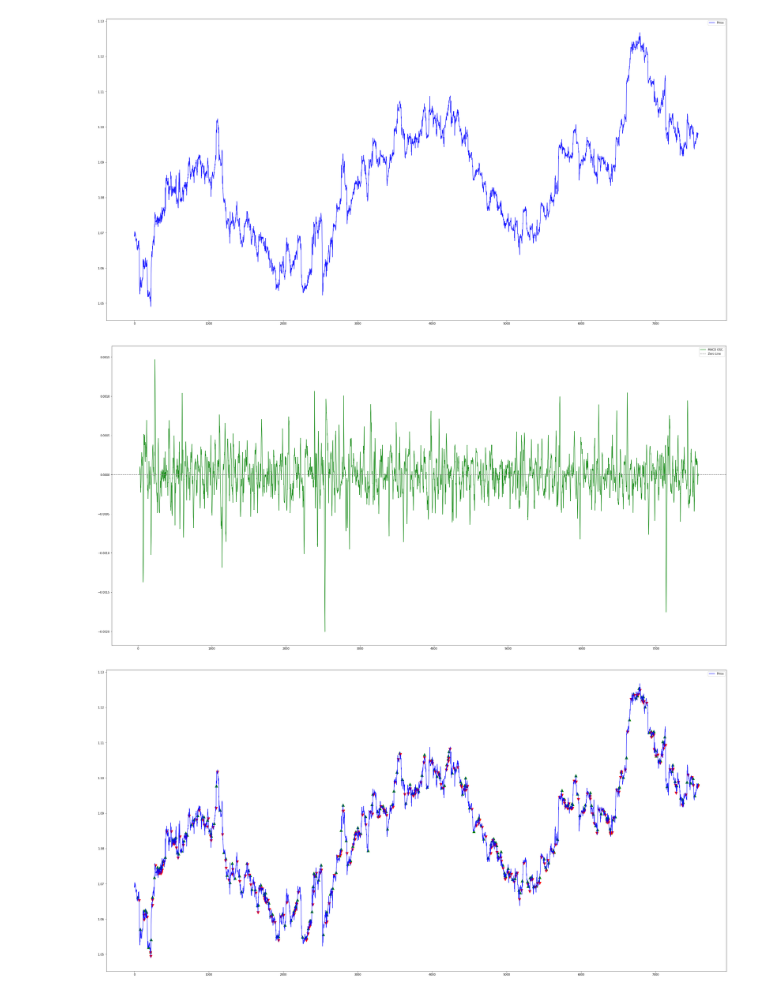
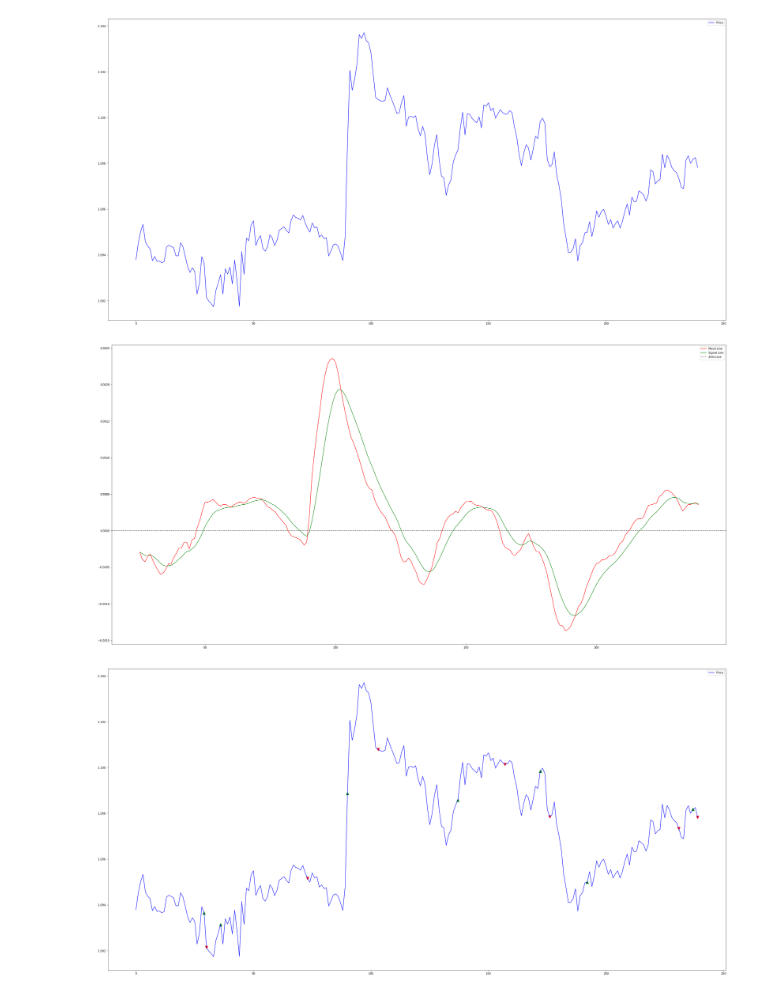
Before and after one commit to Sparsh-Kumar/trend-following-strategies, a Jupyter notebook: macd.ipynb, the cells around one changed output. Cells and saved outputs as stored; diff of their text form; code cells hidden in the pictures.

Commit message:
macd plot changed, boilerplate code for awesome oscillator added.

```diff
--- a/macd.ipynb
+++ b/macd.ipynb
@@ -67,7 +67,7 @@ def getQuotes(mt5TimeFrame, year = 2020, month = 1, day = 1, asset ='EURUSD'):
 
 
 
-df = getQuotes(frameM30, 2023)
+df = getQuotes(frameM30, 2023, 8, 3)
 df
 # %% [output]
 |  | time | open | high | low | close | tick_volume | spread | real_volume |
@@ -124,32 +124,33 @@ df
 # %%
 
 
 ## Increasing the figure size
 plt.figure(figsize = (40, 20))
 
 ## Plotting the Asset Price.
 plt.plot(df['close'], label='Price', c='blue', alpha=0.9)
 
 # Showing the plot
 plt.legend()
 plt.show()
 
 
 
 ## Increasing the figure size
 plt.figure(figsize = (40, 20))
 
 ## Plotting the Oscillator.
-plt.plot(df['macdoscillator'], label='MACD OSC.', c='green', alpha=0.9)
+plt.plot(df['macdline'], label='Macd Line', c='red',linewidth = 1.5, alpha=0.9)
+plt.plot(df['macdsignal'], label='Signal Line', c='green', linewidth = 1.5, alpha=0.9)
 plt.axhline(y=0, color='gray', linestyle='--', label='Zero Line')
 
 
 # Showing the plot
 plt.legend()
 plt.show()
 # %% [output]
-[figure, old version]
+[figure, new version]
-[figure, old version]
+[figure, new version]
 # %%
 
 
@@ -193,7 +194,7 @@ plt.scatter(df.iloc[sellIndices].index, df.iloc[sellIndices]['close'], marker =
 plt.legend()
 plt.show()
 # %% [output]
-[figure, old version]
+[figure, new version]
 # %%
 
 
```
Also changed, not shown: parts of 3 cells of this notebook, 1 other file.
